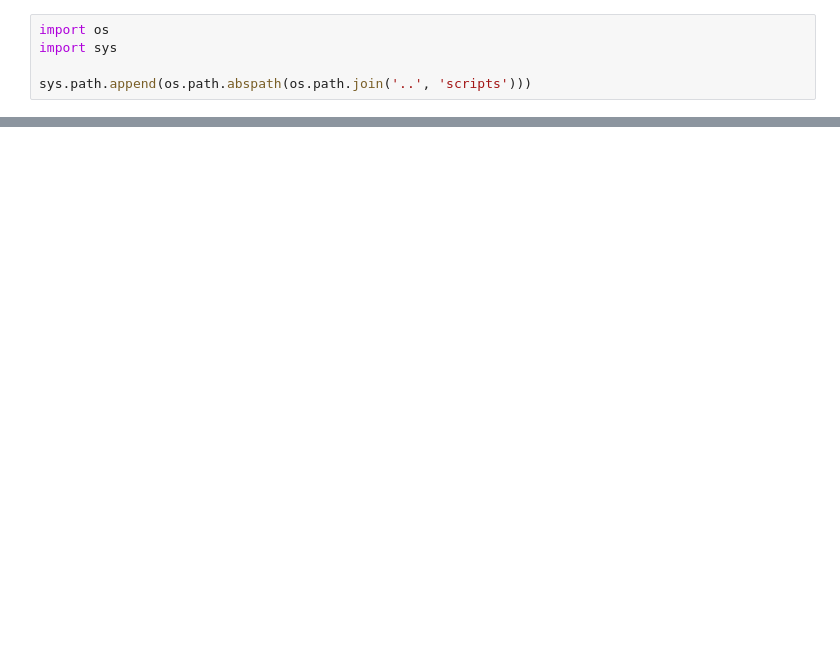
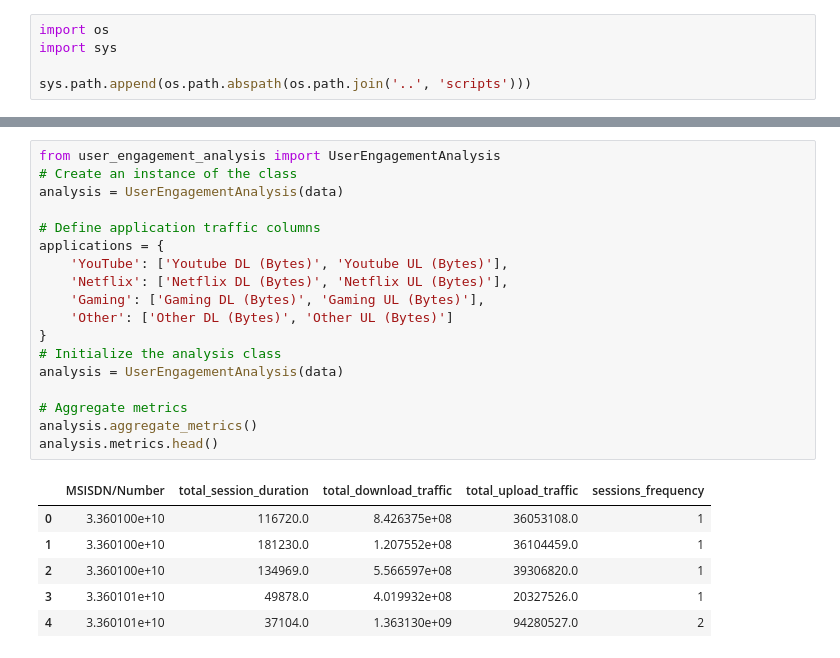
Before and after one commit to Abel-16/10-Academy-week-2, a Jupyter notebook: notebooks/user_engagement.ipynb, the cells around one changed output, grey strips where cells are left out. Drawn from its saved outputs; the diff is of its cells as text; blank space fills up the shorter version.

```diff
--- a/notebooks/user_engagement.ipynb
+++ b/notebooks/user_engagement.ipynb
@@ -12,0 +25,25 @@ ModuleNotFoundError: No module named 'seaborn'
+# %%
+from user_engagement_analysis import UserEngagementAnalysis
+# Create an instance of the class
+analysis = UserEngagementAnalysis(data)
+
+# Define application traffic columns
+applications = {
+    'YouTube': ['Youtube DL (Bytes)', 'Youtube UL (Bytes)'],
+    'Netflix': ['Netflix DL (Bytes)', 'Netflix UL (Bytes)'],
+    'Gaming': ['Gaming DL (Bytes)', 'Gaming UL (Bytes)'],
+    'Other': ['Other DL (Bytes)', 'Other UL (Bytes)']
+}
+# Initialize the analysis class
+analysis = UserEngagementAnalysis(data)
+
+# Aggregate metrics
+analysis.aggregate_metrics()
+analysis.metrics.head()
+# %% [output]
+|  | MSISDN/Number | total_session_duration | total_download_traffic | total_upload_traffic | sessions_frequency |
+| 0 | 3.360100e+10 | 116720.0 | 8.426375e+08 | 36053108.0 | 1 |
+| 1 | 3.360100e+10 | 181230.0 | 1.207552e+08 | 36104459.0 | 1 |
+| 2 | 3.360100e+10 | 134969.0 | 5.566597e+08 | 39306820.0 | 1 |
+| 3 | 3.360101e+10 | 49878.0 | 4.019932e+08 | 20327526.0 | 1 |
+| 4 | 3.360101e+10 | 37104.0 | 1.363130e+09 | 94280527.0 | 2 |
```
Also changed, not shown: parts of 9 cells of this notebook, 1 other file.
